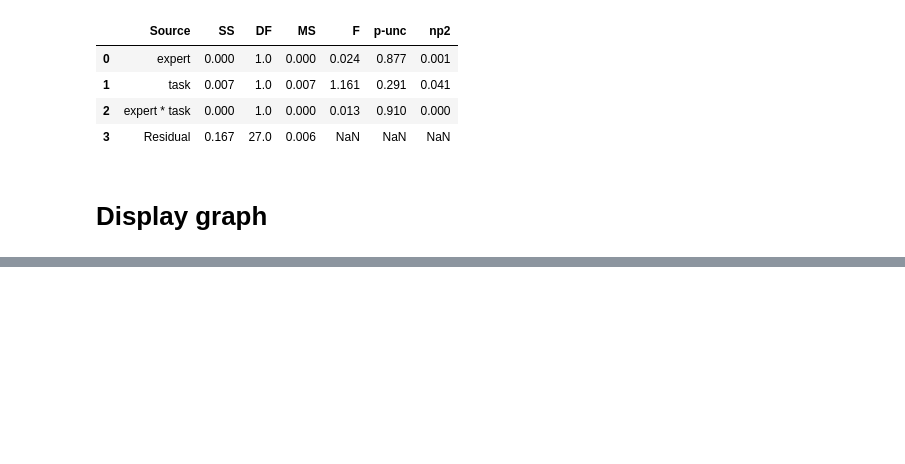
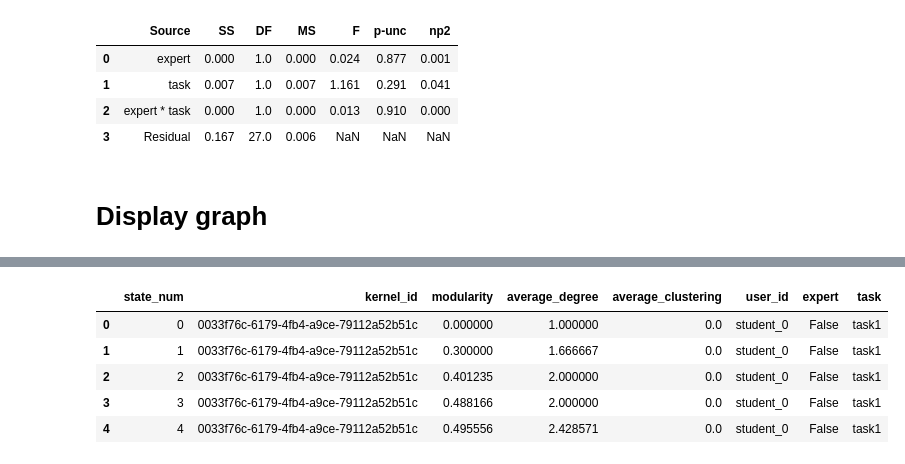
Before and after one commit to konstantgr/jupyter-logs-analysis, a Jupyter notebook: analysis/03-graph-analysis.ipynb, the cells around one changed output, grey strips where cells are left out. Saved outputs shown, nothing was run; the diff lists cells and outputs as text; code cells hidden in the pictures; blank space fills up the shorter version.

```diff
--- a/analysis/03-graph-analysis.ipynb
+++ b/analysis/03-graph-analysis.ipynb
@@ -176,0 +179,23 @@ list(graphs.values())[0]
+# %%
+from tqdm import tqdm
+
+grouped = june.df.groupby("kernel_id")
+df_kernel = grouped.get_group(list(grouped.groups.keys())[0])
+
+load = True
+
+if not load:
+    evolution_dfs = [
+        pd.concat(
+            [processor.calculate_metrics(g.iloc[:i], progress=False)
+             for i in tqdm(range(1, g.shape[0], 10))], axis=0, ignore_index=True
+        ).reset_index().rename({"index": "state_num"}, axis=1)
+        for kernel_id, g in grouped
+    ]
+
+    all_evolutions = pd.concat(evolution_dfs, axis=0, ignore_index=True)
+    all_evolutions.to_csv("../data/graph_evolution_distill.csv")
+else:
+    all_evolutions = pd.read_csv("../data/graph_evolution_distill.csv")
+
+all_evolutions.head()
@@ -176,0 +243,12 @@ list(graphs.values())[0]
+# %%
+df_tmp = june.df[['user_id', 'kernel_id', 'expert', 'task']].drop_duplicates(subset=['user_id', 'kernel_id', 'expert'], keep='last')
+
+graph_evolution_merged = all_evolutions.merge(df_tmp, on='kernel_id')
+graph_evolution_merged.head()
+# %% [output]
+|  | state_num | kernel_id | modularity | average_degree | average_clustering | user_id | expert | task |
+| 0 | 0 | 0033f76c-6179-4fb4-a9ce-79112a52b51c | 0.000000 | 1.000000 | 0.0 | student_0 | False | task1 |
+| 1 | 1 | 0033f76c-6179-4fb4-a9ce-79112a52b51c | 0.300000 | 1.666667 | 0.0 | student_0 | False | task1 |
+| 2 | 2 | 0033f76c-6179-4fb4-a9ce-79112a52b51c | 0.401235 | 2.000000 | 0.0 | student_0 | False | task1 |
+| 3 | 3 | 0033f76c-6179-4fb4-a9ce-79112a52b51c | 0.488166 | 2.000000 | 0.0 | student_0 | False | task1 |
+| 4 | 4 | 0033f76c-6179-4fb4-a9ce-79112a52b51c | 0.495556 | 2.428571 | 0.0 | student_0 | False | task1 |
```
Also changed, not shown: parts of 10 cells of this notebook, 1 other file.
